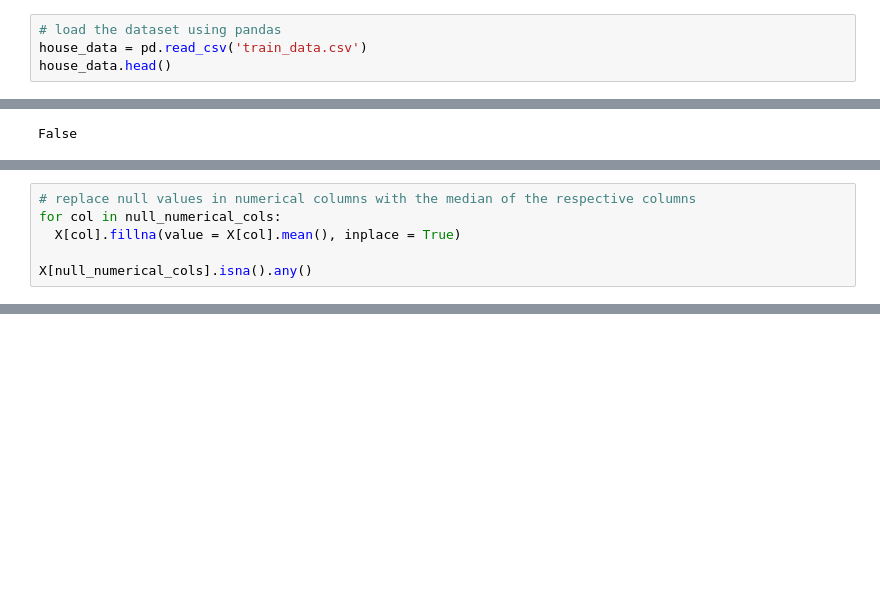
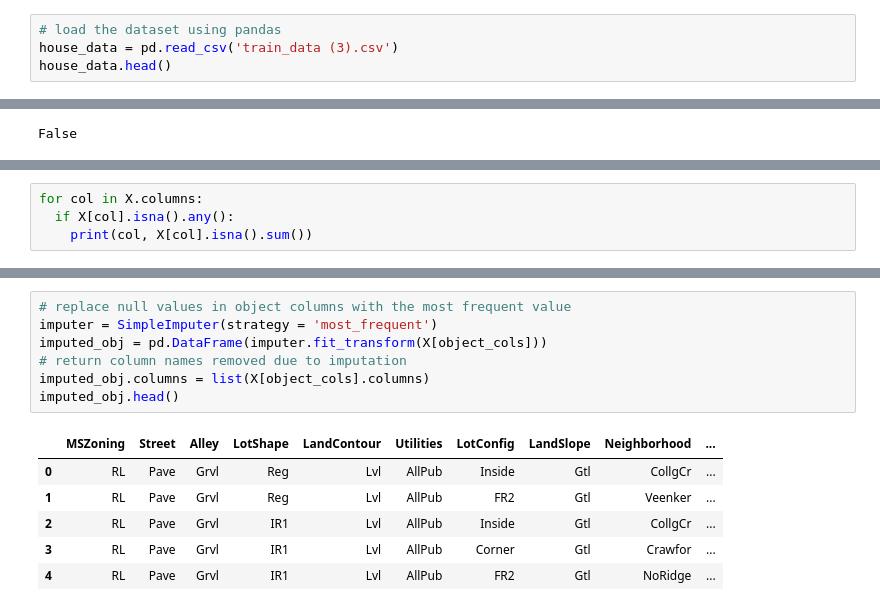
Before and after one commit to aubreyomondi/ML_Practicals, a Jupyter notebook: Feature_Extraction/PCA_on_house_prices_data.ipynb, the cells around one changed output, grey strips where cells are left out. Saved outputs shown, nothing was run; the diff lists cells and outputs as text; blank space fills up the shorter version.

```diff
--- a/Feature_Extraction/PCA_on_house_prices_data.ipynb
+++ b/Feature_Extraction/PCA_on_house_prices_data.ipynb
@@ -13,7 +18,7 @@ Saving train_data.csv to train_data.csv
 ### Load the dataset
 # %%
 # load the dataset using pandas
-house_data = pd.read_csv('train_data.csv')
+house_data = pd.read_csv('train_data (3).csv')
 house_data.head()
 # %% [output]
 |  | Id | MSSubClass | MSZoning | LotFrontage | LotArea | Street | Alley | LotShape | LandContour | ... |
@@ -122,0 +128,4 @@ False
+# %%
+for col in X.columns:
+  if X[col].isna().any():
+    print(col, X[col].isna().sum())
@@ -155,6 +173,0 @@ LotFrontage, MasVnrArea and GarageYrBlt are skewed. This depicts presence of out
-# %%
-# replace null values in numerical columns with the median of the respective columns
-for col in null_numerical_cols:
-  X[col].fillna(value = X[col].mean(), inplace = True)
-
-X[null_numerical_cols].isna().any()
@@ -175,0 +188,14 @@ print("\n List of Null Object Columns \n", null_object_cols, '\n')
+# %%
+# replace null values in object columns with the most frequent value
+imputer = SimpleImputer(strategy = 'most_frequent')
+imputed_obj = pd.DataFrame(imputer.fit_transform(X[object_cols]))
+# return column names removed due to imputation
+imputed_obj.columns = list(X[object_cols].columns)
+imputed_obj.head()
+# %% [output]
+|  | MSZoning | Street | Alley | LotShape | LandContour | Utilities | LotConfig | LandSlope | Neighborhood | ... |
+| 0 | RL | Pave | Grvl | Reg | Lvl | AllPub | Inside | Gtl | CollgCr | ... |
+| 1 | RL | Pave | Grvl | Reg | Lvl | AllPub | FR2 | Gtl | Veenker | ... |
+| 2 | RL | Pave | Grvl | IR1 | Lvl | AllPub | Inside | Gtl | CollgCr | ... |
+| 3 | RL | Pave | Grvl | IR1 | Lvl | AllPub | Corner | Gtl | Crawfor | ... |
+| 4 | RL | Pave | Grvl | IR1 | Lvl | AllPub | FR2 | Gtl | NoRidge | ... |
```
Also changed, not shown: parts of 22 cells of this notebook, 1 other file.
